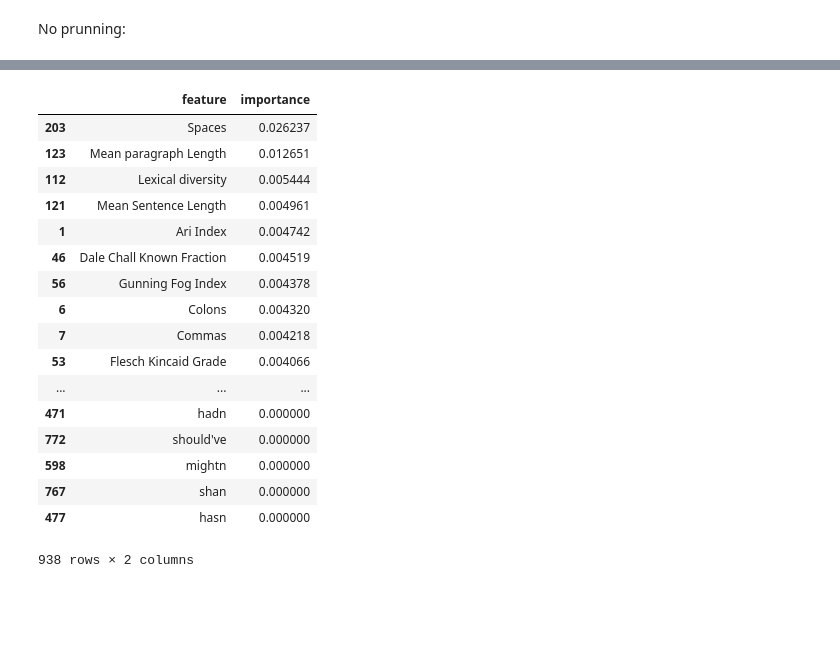
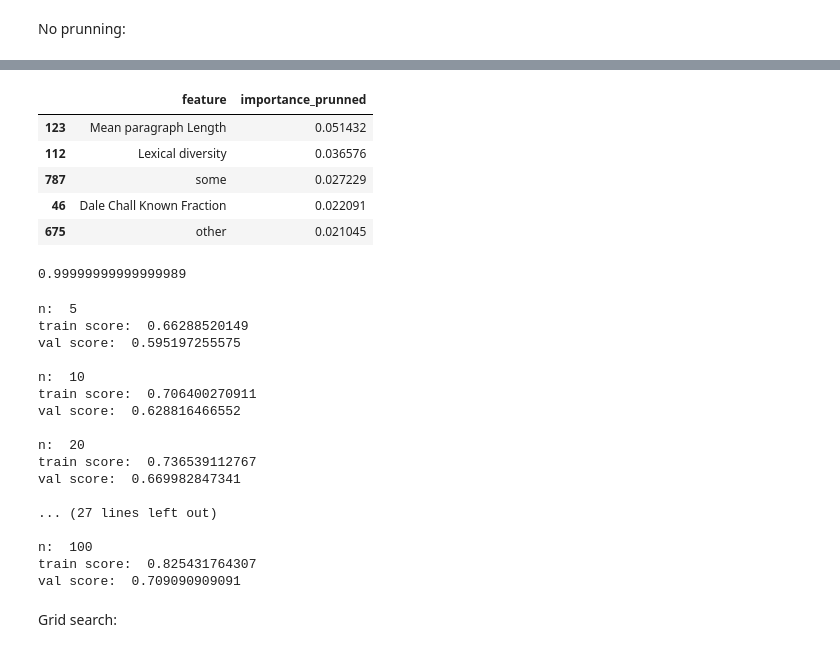
Before and after one commit to EmilNik/StyleChangeDetection, a Jupyter notebook: notebooks/random_forest.ipynb, the cells around one changed output, grey strips where cells are left out. Drawn from its saved outputs; the diff is of its cells as text; code cells hidden in the pictures; blank space fills up the shorter version.

```diff
--- a/notebooks/random_forest.ipynb
+++ b/notebooks/random_forest.ipynb
@@ -71,0 +92,8 @@ oob score:  0.758211987809
+# %%
+for depth in [2, 3, 4, 5, 6, 7]:
+    model = RandomForestClassifier(n_estimators=200, n_jobs=-1, oob_score=True, bootstrap=True, max_depth=depth)
+    model.fit(train_X, train_y)
+    print('\ndepth: ', depth)
+    print('train score: ', model.score(train_X, train_y))
+    print('val score: ', model.score(val_X, val_y))
+    print('oob score: ', model.oob_score_)
@@ -72,8 +121,9 @@ oob score:  0.758211987809
 # %%
-for n in [100, 150, 200, 250, 275]:
-    model = ExtraTreesClassifier(n_estimators=n, n_jobs=-1, oob_score=True, bootstrap=True, max_depth=3)
+for samples in [100, 125, 150, 170, 175, 200, 225, 250, 275, 300]:
+    model = RandomForestClassifier(n_estimators=100, n_jobs=-1, oob_score=True, bootstrap=True,
+                                   max_depth=4, min_samples_leaf=samples)
     model.fit(train_X, train_y)
-    print('\nn_estimators: ', n)
+    print('\nmin_leaf_samples: ', samples)
     print('train score: ', model.score(train_X, train_y))
     print('val score: ', model.score(val_X, val_y))
     print('oob score: ', model.oob_score_)
@@ -100,2 +173,13 @@ features = pd.read_csv('../data/features/feature_names.csv', index_col=0)
 # %%
-features['importance'] = model.feature_importances_
+features['importance'] = model_prunned.feature_importances_
+# %%
+# features = features[['feature', 'importance']].sort_values('importance', ascending=False)
+features.to_csv('../data/features/prunne')
+features.head()
+# %% [output]
+|  | feature | importance_prunned |
+| 123 | Mean paragraph Length | 0.051432 |
+| 112 | Lexical diversity | 0.036576 |
+| 787 | some | 0.027229 |
+| 46 | Dale Chall Known Fraction | 0.022091 |
+| 675 | other | 0.021045 |
@@ -102,21 +189,6 @@ features['importance'] = model.feature_importances_
+# %%
+features['model'].sum()
+# %% [output]
+0.99999999999999989
 # %%
-features.sort_values(by='importance', ascending=False)
+features.sort_values('model', ascending=False).to_csv('bla.csv')
-# %% [output]
-|  | feature | importance |
-| 203 | Spaces | 0.026237 |
-| 123 | Mean paragraph Length | 0.012651 |
-| 112 | Lexical diversity | 0.005444 |
-| 121 | Mean Sentence Length | 0.004961 |
-| 1 | Ari Index | 0.004742 |
-| 46 | Dale Chall Known Fraction | 0.004519 |
-| 56 | Gunning Fog Index | 0.004378 |
-| 6 | Colons | 0.004320 |
-| 7 | Commas | 0.004218 |
-| 53 | Flesch Kincaid Grade | 0.004066 |
-| ... | ... | ... |
-| 471 | hadn | 0.000000 |
-| 772 | should've | 0.000000 |
-| 598 | mightn | 0.000000 |
-| 767 | shan | 0.000000 |
-| 477 | hasn | 0.000000 |
-938 rows × 2 columns
@@ -122,0 +199,27 @@ features.sort_values(by='importance', ascending=False)
+# %%
+for n in [5,10,20, 25, 30,35, 40, 50, 70, 90, 100]:
+    model = RandomForestClassifier(n_estimators=n, n_jobs=-1, min_samples_leaf=50)
+    model.fit(train_X[sorted_[:n]], train_y)
+    print('\nn: ', n)
+    print('train score: ', model.score(train_X[sorted_[:n]], train_y))
+    print('val score: ', model.score(val_X[sorted_[:n]], val_y))
+# %% [output]
+n:  5
+train score:  0.66288520149
+val score:  0.595197255575
+
+n:  10
+train score:  0.706400270911
+val score:  0.628816466552
+
+n:  20
+train score:  0.736539112767
+val score:  0.669982847341
+
+... (27 lines left out)
+
+n:  100
+train score:  0.825431764307
+val score:  0.709090909091
+# %% [markdown]
+Grid search:
```
Also changed, not shown: parts of 19 cells of this notebook, 1 other file.
